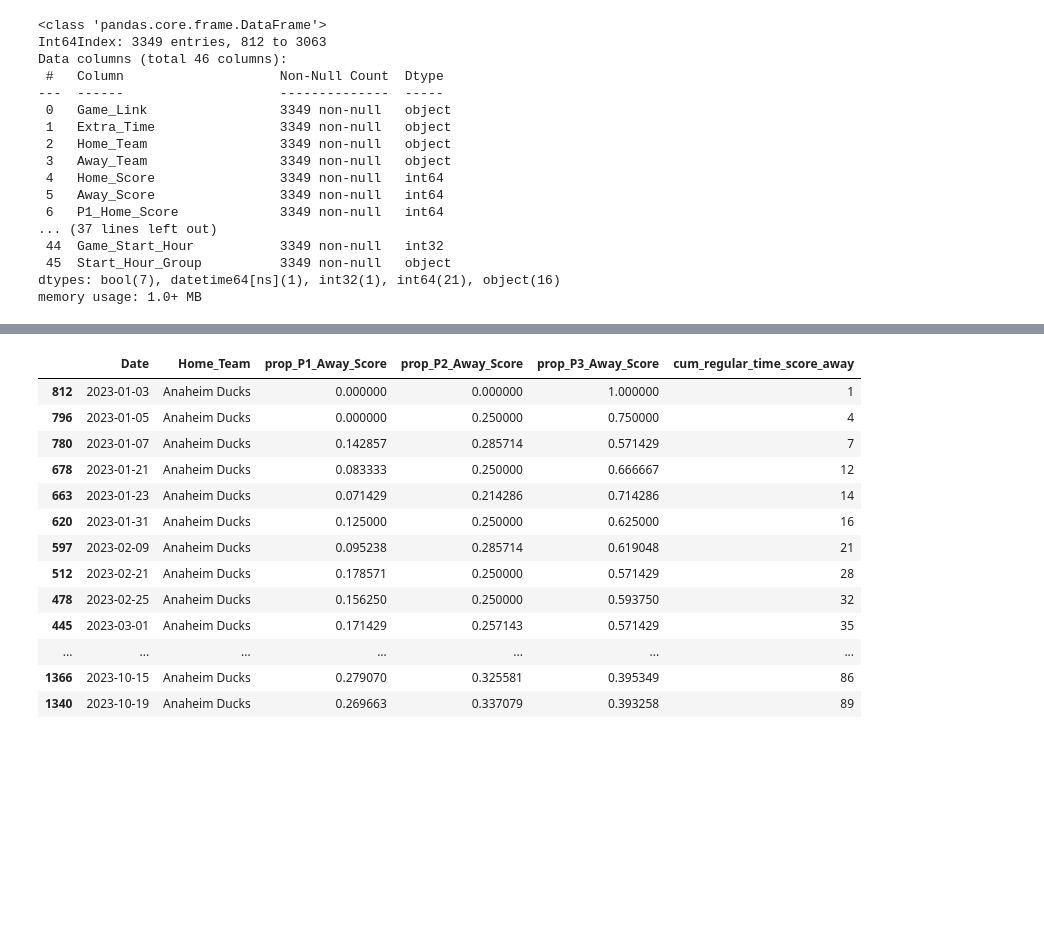
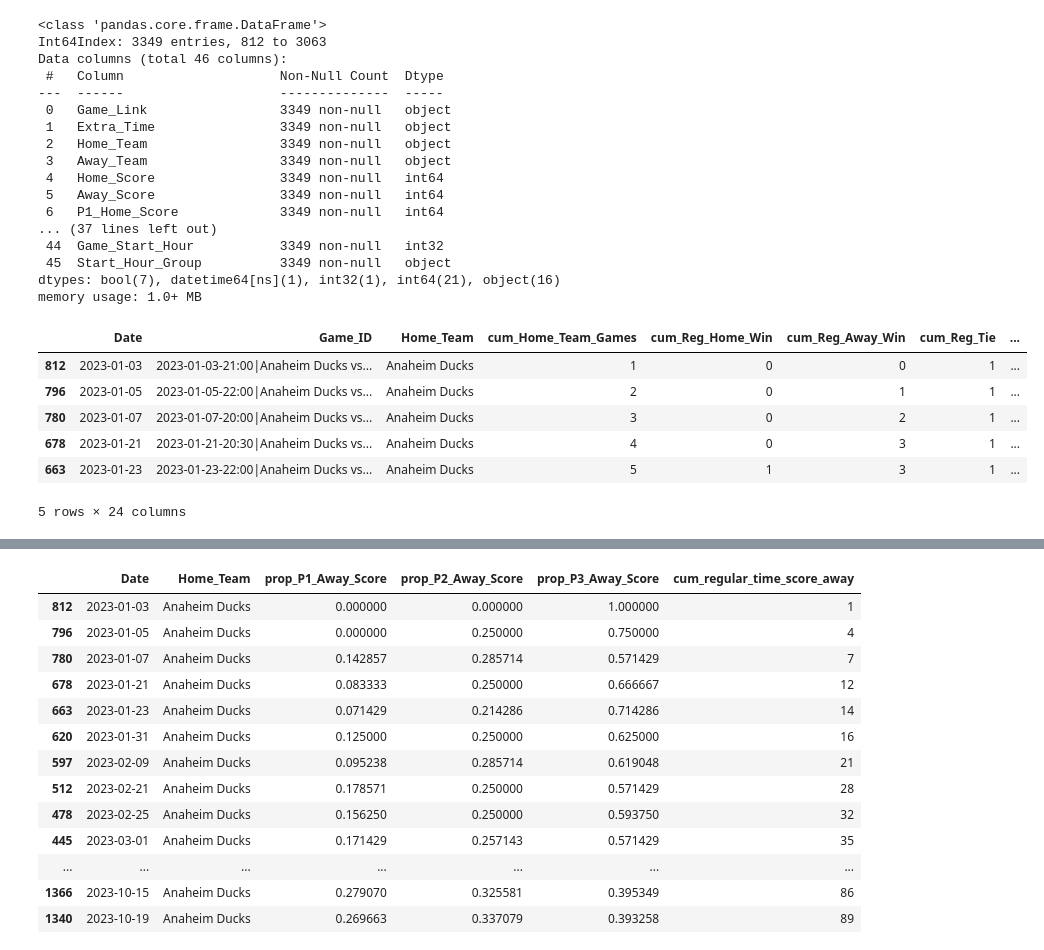
Before and after one commit to emmettd247/SportOnIce, a Jupyter notebook: feature_engineering.ipynb, the cells around one changed output, grey strips where cells are left out. Saved outputs shown, nothing was run; the diff lists cells and outputs as text; code cells hidden in the pictures; blank space fills up the shorter version.

```diff
--- a/feature_engineering.ipynb
+++ b/feature_engineering.ipynb
@@ -279,3 +279,56 @@ memory usage: 1.0+ MB
 # the team's conf, div, and/or overall rank; in order to calc these ranks need to calc the number of wins at that grain; another way to think about it is total goals scored vs allowed
 # %%
 # TODO - write function that takes the df, sorts it by the target grain, then performs the groupby
+def grain_sort_cumsum_props(home_vs_away: str, df: pd.DataFrame) -> pd.DataFrame:
+    # add home or away team to sort grain
+    sort_grain = [home_vs_away] + ['Date', 'Game_ID']
+
+    # sort
+    df = df.sort_values(by=sort_grain)
+
+    # hard code cumsum cols
+    cum_cols = ["Reg_Home_Win", "Reg_Away_Win", "Reg_Tie", 'P1_Home_Score', 'P1_Away_Score',
+                'P2_Home_Score', 'P2_Away_Score', 'P3_Home_Score', 'P3_Away_Score',
+                'regular_time_score_home', 'regular_time_score_away']
+
+    # add count of games for home or away
+    df[f'cum_{home_vs_away}_Games'] = df.groupby(home_vs_away).cumcount() + 1
+
+    # compute cumsum for each group
+    df[[f"cum_{col}" for col in cum_cols]] = df.groupby(home_vs_away)[cum_cols].cumsum()
+
+    # calc prop home reg win
+    df['prop_Reg_Home_Win'] = df['cum_Reg_Home_Win'] / df[f'cum_{home_vs_away}_Games']
+    df['prop_Reg_Away_Win'] = df['cum_Reg_Away_Win'] / df[f'cum_{home_vs_away}_Games']
+    df['prop_Reg_Tie'] = df['cum_Reg_Tie'] / df[f'cum_{home_vs_away}_Games']
+
+    # calc props for what % of goals scored in each period
+    df['prop_P1_Home_Score'] = df['cum_P1_Home_Score'] / df['cum_regular_time_score_home']
+    df['prop_P2_Home_Score'] = df['cum_P2_Home_Score'] / df['cum_regular_time_score_home']
+    df['prop_P3_Home_Score'] = df['cum_P3_Home_Score'] / df['cum_regular_time_score_home']
+
+    df['prop_P1_Away_Score'] = df['cum_P1_Away_Score'] / df['cum_regular_time_score_away']
+    df['prop_P2_Away_Score'] = df['cum_P2_Away_Score'] / df['cum_regular_time_score_away']
+    df['prop_P3_Away_Score'] = df['cum_P3_Away_Score'] / df['cum_regular_time_score_away']
+
+    return df
+
+# test func
+test_all_home_games = grain_sort_cumsum_props('Home_Team', copy_all_games)
+
+# isolate cumcols
+sel_cum_cols = [x for x in test_all_home_games.columns if x.startswith('cum_') or x.startswith('prop_')]
+
+# add date, gid, and home team to list
+peek_cols = ['Date', 'Game_ID', 'Home_Team'] + sel_cum_cols
+
+# inspect cum cols
+test_all_home_games[peek_cols].head(5)
+# %% [output]
+|  | Date | Game_ID | Home_Team | cum_Home_Team_Games | cum_Reg_Home_Win | cum_Reg_Away_Win | cum_Reg_Tie | ... |
+| 812 | 2023-01-03 | 2023-01-03-21:00|Anaheim Ducks vs... | Anaheim Ducks | 1 | 0 | 0 | 1 | ... |
+| 796 | 2023-01-05 | 2023-01-05-22:00|Anaheim Ducks vs... | Anaheim Ducks | 2 | 0 | 1 | 1 | ... |
+| 780 | 2023-01-07 | 2023-01-07-20:00|Anaheim Ducks vs... | Anaheim Ducks | 3 | 0 | 2 | 1 | ... |
+| 678 | 2023-01-21 | 2023-01-21-20:30|Anaheim Ducks vs... | Anaheim Ducks | 4 | 0 | 3 | 1 | ... |
+| 663 | 2023-01-23 | 2023-01-23-22:00|Anaheim Ducks vs... | Anaheim Ducks | 5 | 1 | 3 | 1 | ... |
+5 rows × 24 columns
```
Also changed, not shown: parts of 2 cells of this notebook, 1 other file.
